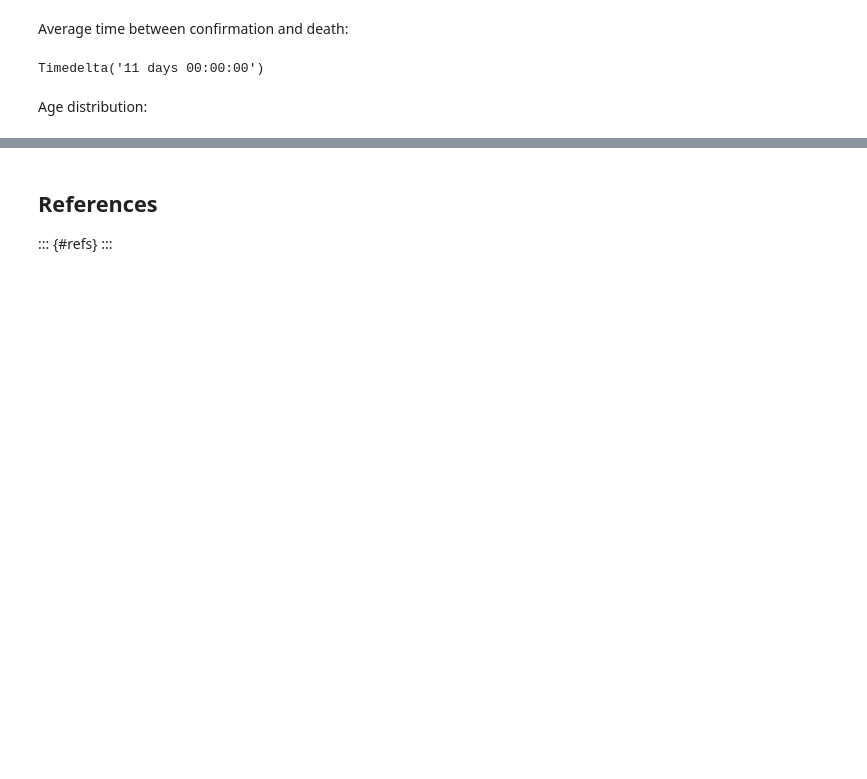
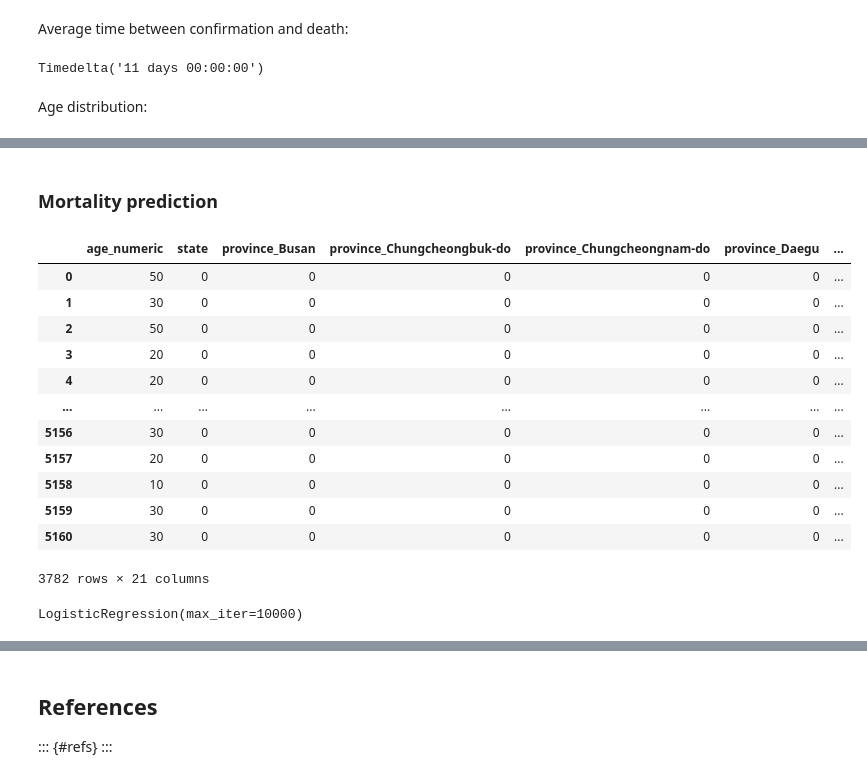
Before and after one commit to gediminas-skvarnavicius/s-korea-covid-19-analysis, a Jupyter notebook: analysis.ipynb, the cells around one changed output, grey strips where cells are left out. Drawn from its saved outputs; the diff is of its cells as text; code cells hidden in the pictures; blank space fills up the shorter version.

Commit message:
patient data ML model implementation

```diff
--- a/analysis.ipynb
+++ b/analysis.ipynb
@@ -909,0 +912,2 @@ fig_patient_age_hist.show()
+# %% [markdown]
+### Mortality prediction
@@ -909,0 +920,23 @@ fig_patient_age_hist.show()
+# %%
+patient_ml_set=patient_info[['age_numeric','sex','province','state']].copy()
+patient_ml_set.loc[patient_ml_set['state']!='deceased','state']='alive'
+patient_ml_set=patient_ml_set.dropna(how='any')
+patient_ml_set=pd.get_dummies(patient_ml_set,columns=['province','sex'])
+le=LabelEncoder()
+patient_ml_set['state']=le.fit_transform(patient_ml_set['state'])
+# %%
+patient_ml_set
+# %% [output]
+|  | age_numeric | state | province_Busan | province_Chungcheongbuk-do | province_Chungcheongnam-do | province_Daegu | ... |
+| 0 | 50 | 0 | 0 | 0 | 0 | 0 | ... |
+| 1 | 30 | 0 | 0 | 0 | 0 | 0 | ... |
+| 2 | 50 | 0 | 0 | 0 | 0 | 0 | ... |
+| 3 | 20 | 0 | 0 | 0 | 0 | 0 | ... |
+| 4 | 20 | 0 | 0 | 0 | 0 | 0 | ... |
+| ... | ... | ... | ... | ... | ... | ... | ... |
+| 5156 | 30 | 0 | 0 | 0 | 0 | 0 | ... |
+| 5157 | 20 | 0 | 0 | 0 | 0 | 0 | ... |
+| 5158 | 10 | 0 | 0 | 0 | 0 | 0 | ... |
+| 5159 | 30 | 0 | 0 | 0 | 0 | 0 | ... |
+| 5160 | 30 | 0 | 0 | 0 | 0 | 0 | ... |
+3782 rows × 21 columns
@@ -909,0 +949,5 @@ fig_patient_age_hist.show()
+# %%
+patient_mortality_model=LogisticRegression(solver='lbfgs', max_iter=10000)
+patient_mortality_model.fit(patient_ml_set.drop('state',axis=1),patient_ml_set['state'])
+# %% [output]
+LogisticRegression(max_iter=10000)
```
Also changed, not shown: parts of 10 cells of this notebook, 1 other file.
